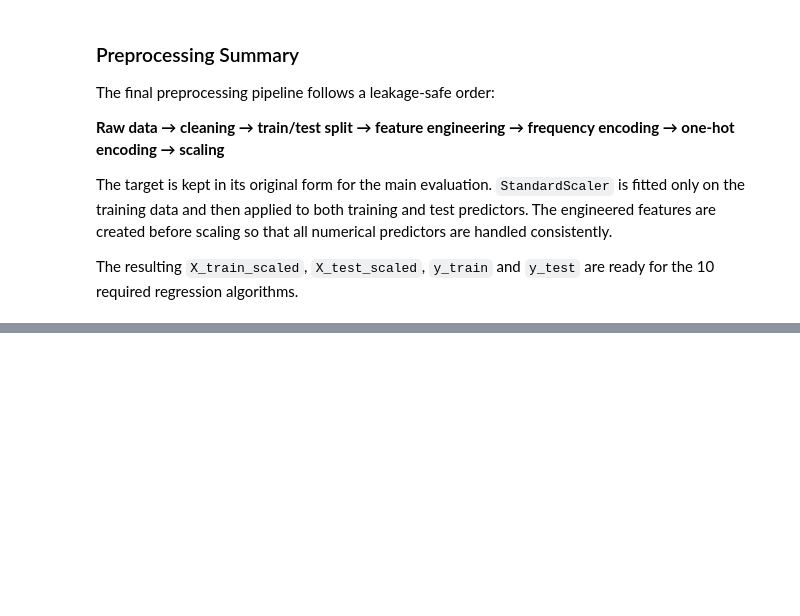
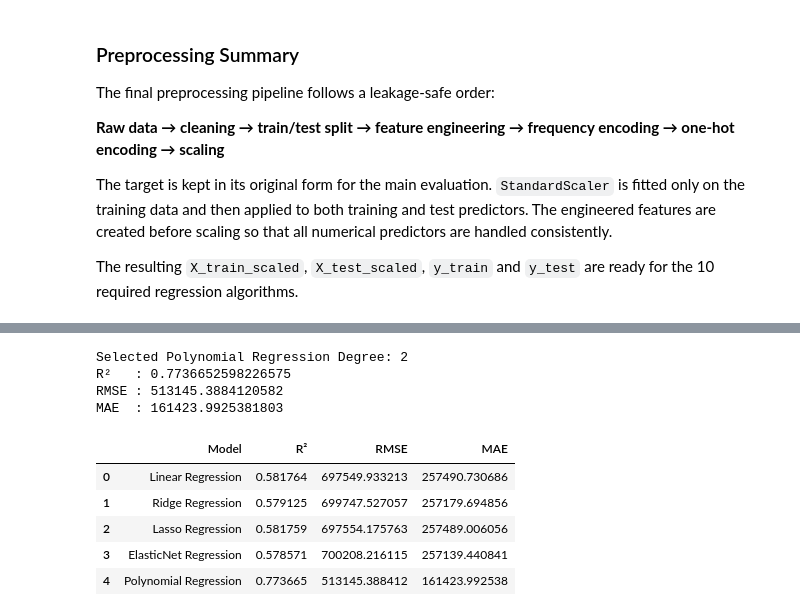
Before and after one commit to ML-Capstone-Review/ML-Capstone-Project, a Jupyter notebook: notebooks/Regression.ipynb, the cells around one changed output, grey strips where cells are left out. Cells and saved outputs as stored; diff of their text form; code cells hidden in the pictures; blank space fills up the shorter version.

```diff
--- a/notebooks/Regression.ipynb
+++ b/notebooks/Regression.ipynb
@@ -678,0 +1045,78 @@ The resulting `X_train_scaled`, `X_test_scaled`, `y_train` and `y_test` are read
+# %%
+# Select the degree using the highest mean 5-fold CV R².
+# The held-out test set is used only after the degree has been selected.
+
+best_degree = int(
+    poly_degree_results.loc[
+        poly_degree_results["Mean CV R2"].idxmax(),
+        "Degree"
+    ]
+)
+
+best_poly = PolynomialFeatures(
+    degree=best_degree,
+    include_bias=False
+)
+
+X_train_poly = best_poly.fit_transform(X_train_scaled)
+X_test_poly = best_poly.transform(X_test_scaled)
+
+best_poly_model = LinearRegression()
+best_poly_model.fit(X_train_poly, y_train)
+
+# Final evaluation on the untouched held-out test set.
+y_pred_poly = best_poly_model.predict(X_test_poly)
+
+r2_poly = r2_score(y_test, y_pred_poly)
+rmse_poly = np.sqrt(mean_squared_error(y_test, y_pred_poly))
+mae_poly = mean_absolute_error(y_test, y_pred_poly)
+
+print(f"Selected Polynomial Regression Degree: {best_degree}")
+print("R²   :", r2_poly)
+print("RMSE :", rmse_poly)
+print("MAE  :", mae_poly)
+# %% [output]
+Selected Polynomial Regression Degree: 2
+R²   : 0.7736652598226575
+RMSE : 513145.3884120582
+MAE  : 161423.9925381803
+# %%
+my_results = pd.DataFrame({
+    "Model": [
+        "Linear Regression",
+        "Ridge Regression",
+        "Lasso Regression",
+        "ElasticNet Regression",
+        "Polynomial Regression"
+    ],
+    "R²": [
+        r2_linear,
+        ridge_tuned_r2,
+        r2_lasso,
+        elastic_tuned_r2,
+        r2_poly
+    ],
+    "RMSE": [
+        rmse_linear,
+        ridge_tuned_rmse,
+        rmse_lasso,
+        elastic_tuned_rmse,
+        rmse_poly
+    ],
+    "MAE": [
+        mae_linear,
+        ridge_tuned_mae,
+        mae_lasso,
+        elastic_tuned_mae,
+        mae_poly
+    ]
+})
+
+my_results
+# %% [output]
+|  | Model | R² | RMSE | MAE |
+| 0 | Linear Regression | 0.581764 | 697549.933213 | 257490.730686 |
+| 1 | Ridge Regression | 0.579125 | 699747.527057 | 257179.694856 |
+| 2 | Lasso Regression | 0.581759 | 697554.175763 | 257489.006056 |
+| 3 | ElasticNet Regression | 0.578571 | 700208.216115 | 257139.440841 |
+| 4 | Polynomial Regression | 0.773665 | 513145.388412 | 161423.992538 |
```
Also changed, not shown: parts of 12 cells of this notebook.
